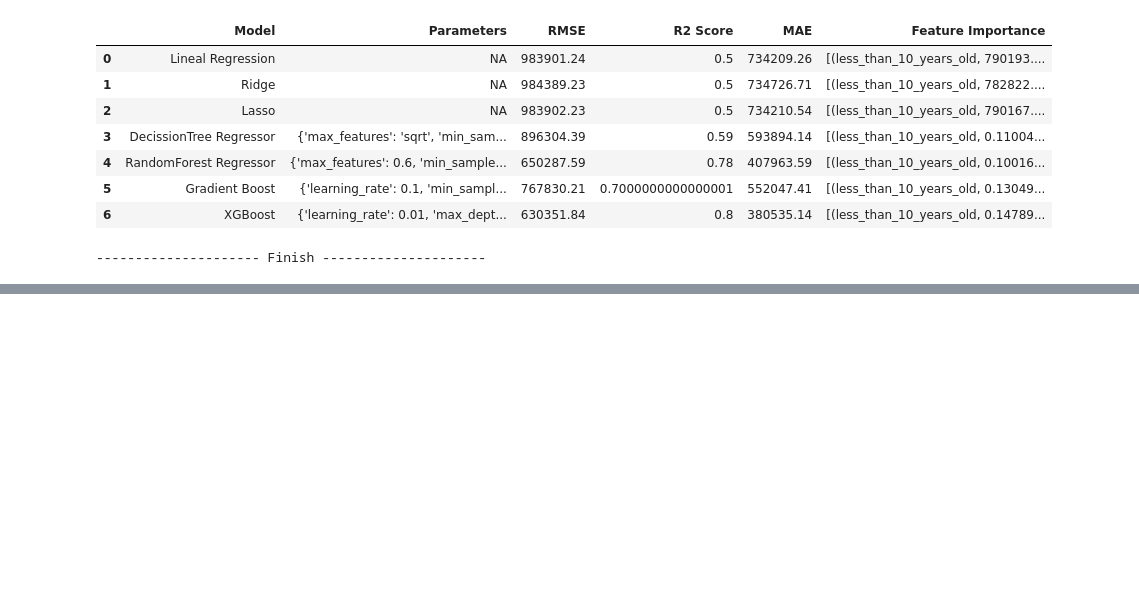
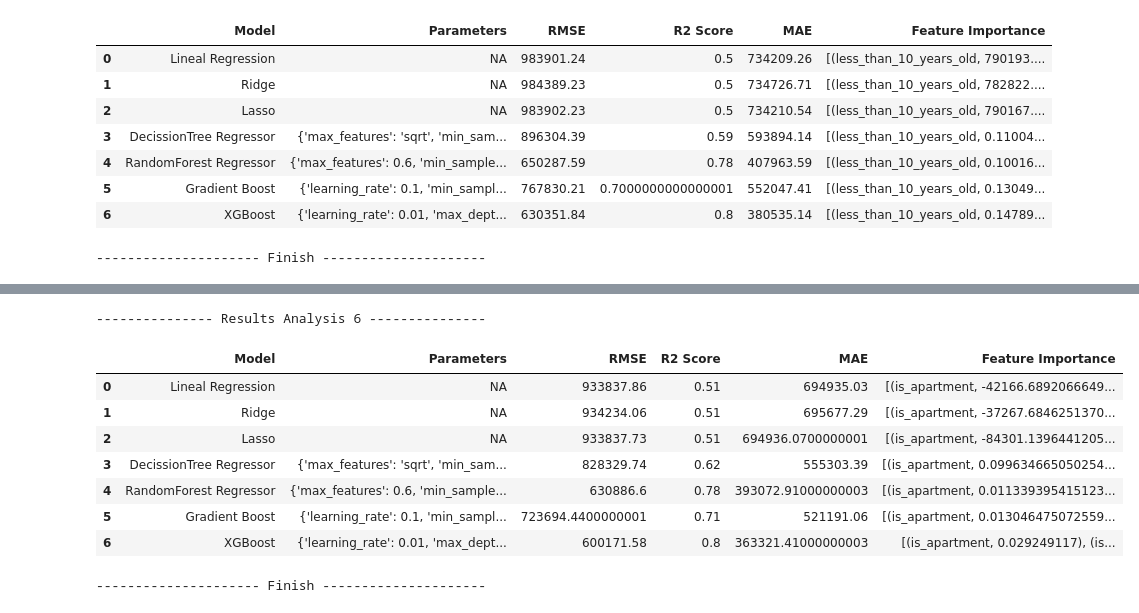
Before and after one commit to joch182/inmoxis-price-prediction, a Jupyter notebook: Models_analysis_stratum_4.ipynb, the cells around one changed output, grey strips where cells are left out. Saved outputs shown, nothing was run; the diff lists cells and outputs as text; code cells hidden in the pictures; blank space fills up the shorter version.

```diff
--- a/Models_analysis_stratum_4.ipynb
+++ b/Models_analysis_stratum_4.ipynb
@@ -149,0 +178,30 @@ print("--------------------- Finish ---------------------")
+# %%
+# Analysis 6: Reduce DF
+data_df = pd.read_csv('Data/20230409_Sales_HousesApartments_Bogota_Stratum4_price_and_pricem2.csv')
+data_df.drop('price', axis=1, inplace=True)
+data_df = data_df[data_df['price_m2'] <= 15000000]
+data_df = data_df[data_df['total_area_m2'] <= 400]
+data_df = data_df[data_df['administration_price'] <= 1500000]
+data_df = data_df[data_df['lat'] > 4.58 ]
+data_df = data_df[data_df['lng'] > -74.15 ]
+data_df = data_df[data_df['lng'] < -74.02 ]
+data_df.dropna(inplace=True)
+
+x_train, x_test, y_train, y_test = data_split(data_df)
+x_column_names = data_df.drop('price_m2',axis=1).columns.values.tolist()
+results_v6 = execute_analysis()
+# %%
+print("--------------- Results Analysis 6 ---------------")
+display(results_v6)
+print("--------------------- Finish ---------------------")
+# %% [output]
+--------------- Results Analysis 6 ---------------
+|  | Model | Parameters | RMSE | R2 Score | MAE | Feature Importance |
+| 0 | Lineal Regression | NA | 933837.86 | 0.51 | 694935.03 | [(is_apartment, -42166.6892066649... |
+| 1 | Ridge | NA | 934234.06 | 0.51 | 695677.29 | [(is_apartment, -37267.6846251370... |
+| 2 | Lasso | NA | 933837.73 | 0.51 | 694936.0700000001 | [(is_apartment, -84301.1396441205... |
+| 3 | DecissionTree Regressor | {'max_features': 'sqrt', 'min_sam... | 828329.74 | 0.62 | 555303.39 | [(is_apartment, 0.099634665050254... |
+| 4 | RandomForest Regressor | {'max_features': 0.6, 'min_sample... | 630886.6 | 0.78 | 393072.91000000003 | [(is_apartment, 0.011339395415123... |
+| 5 | Gradient Boost | {'learning_rate': 0.1, 'min_sampl... | 723694.4400000001 | 0.71 | 521191.06 | [(is_apartment, 0.013046475072559... |
+| 6 | XGBoost | {'learning_rate': 0.01, 'max_dept... | 600171.58 | 0.8 | 363321.41000000003 | [(is_apartment, 0.029249117), (is... |
+--------------------- Finish ---------------------
```
Also changed, not shown: parts of 4 cells of this notebook.
